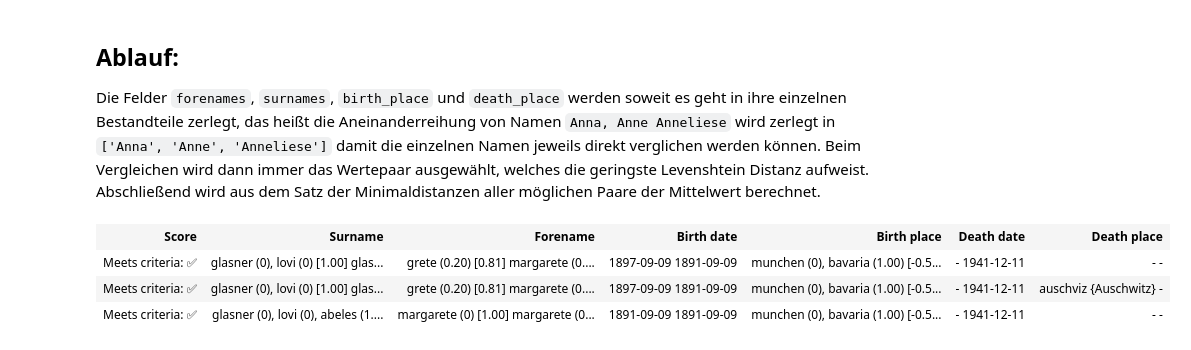
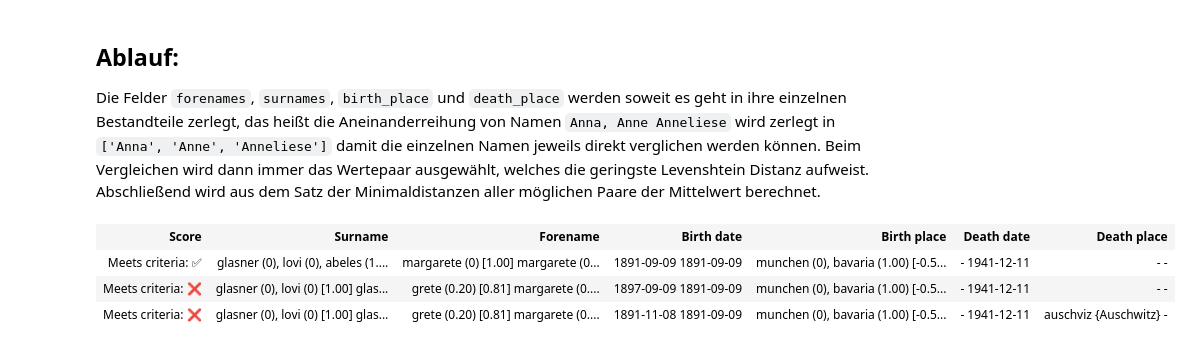
Before and after one commit to TracingThePast/automatic_matching, a Jupyter notebook: Automatic Matching Examples.ipynb, the cells around one changed output. Saved outputs shown, nothing was run; the diff lists cells and outputs as text; code cells hidden in the pictures.

Commit message:
Fixed issue with date matching producing blatantly wrong results

```diff
--- a/Automatic Matching Examples.ipynb
+++ b/Automatic Matching Examples.ipynb
@@ -43,37 +43,37 @@ external_test_data_sets = [
     {
         'forenames': ['Grete'],
         'surnames': ['Glaessner', 'Loewy',],
         'birth_place': ['München', 'Bavaria'],
         'birth_date': ['1897-09-09'],
         #'death_place': ['Auschwitz'],
         #'death_date': ['1941-11-11'],
     },
     {
         'forenames': ['Grete'],
         'surnames': ['Glaesner', 'Loewy',],
         'birth_place': ['München', 'Bavaria'],
-        'birth_date': ['1897-09-09'],
+        'birth_date': ['1891-11-08'],
         'death_place': ['Auschwitz'],
         #'death_date': ['1941-11-11'],
     }
 ]
 
 results = []
 for external_test_data in external_test_data_sets:
     results.append(get_matching_score(local_test_data, external_test_data))
 
 results = sorted(results, key=lambda d: (d['absolute_score'], d['relative_score']))
 results.reverse()
 
 
 output_html = get_results_as_html(results)
 
 display(HTML(output_html))
 # %% [output]
 | Score | Surname | Forename | Birth date | Birth place | Death date | Death place |
-| Meets criteria: ✅︎ | glasner (0), lovi (0) [1.00] glas... | grete (0.20) [0.81] margarete (0.... | 1897-09-09 1891-09-09 | munchen (0), bavaria (1.00) [-0.5... | - 1941-12-11 | - - |
-| Meets criteria: ✅︎ | glasner (0), lovi (0) [1.00] glas... | grete (0.20) [0.81] margarete (0.... | 1897-09-09 1891-09-09 | munchen (0), bavaria (1.00) [-0.5... | - 1941-12-11 | auschviz {Auschwitz} - |
 | Meets criteria: ✅︎ | glasner (0), lovi (0), abeles (1.... | margarete (0) [1.00] margarete (0... | 1891-09-09 1891-09-09 | munchen (0), bavaria (1.00) [-0.5... | - 1941-12-11 | - - |
+| Meets criteria: ❌ | glasner (0), lovi (0) [1.00] glas... | grete (0.20) [0.81] margarete (0.... | 1897-09-09 1891-09-09 | munchen (0), bavaria (1.00) [-0.5... | - 1941-12-11 | - - |
+| Meets criteria: ❌ | glasner (0), lovi (0) [1.00] glas... | grete (0.20) [0.81] margarete (0.... | 1891-11-08 1891-09-09 | munchen (0), bavaria (1.00) [-0.5... | - 1941-12-11 | auschviz {Auschwitz} - |
 # %%
 
 
```
Also changed, not shown: parts of 7 cells of this notebook, 2 other files.
